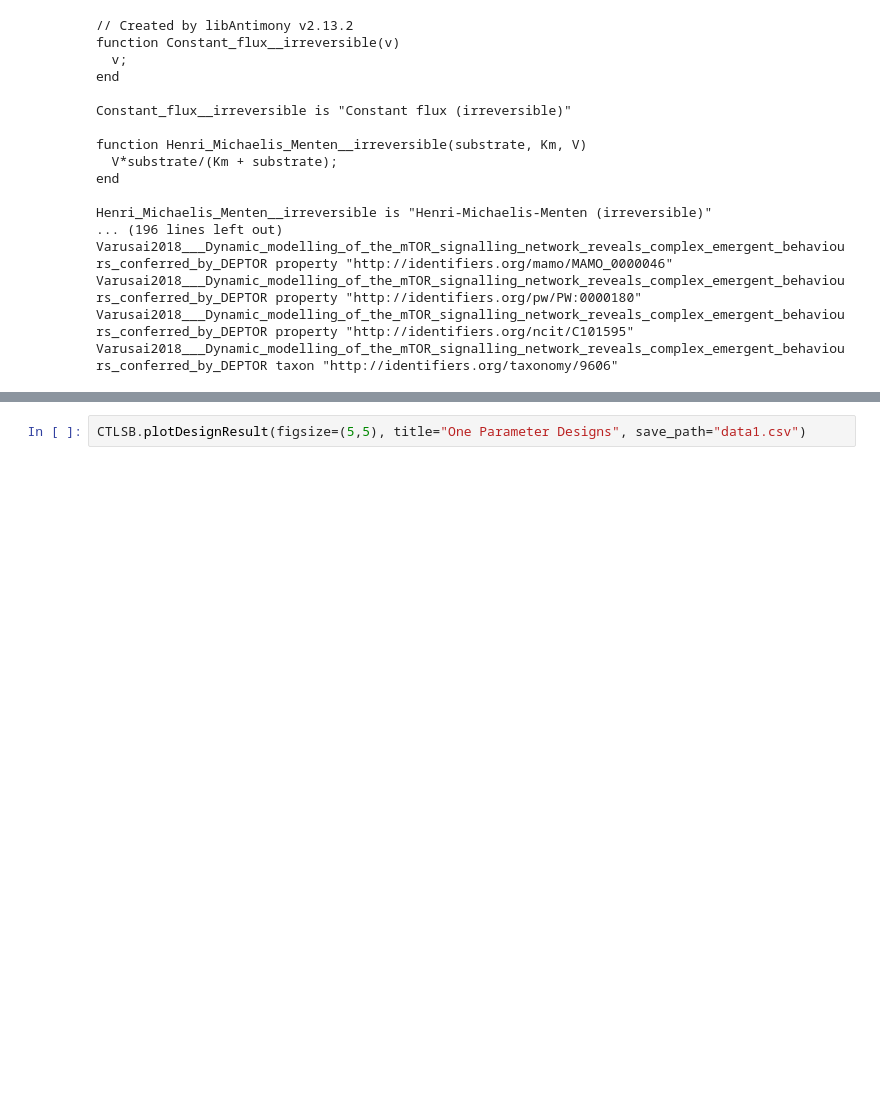
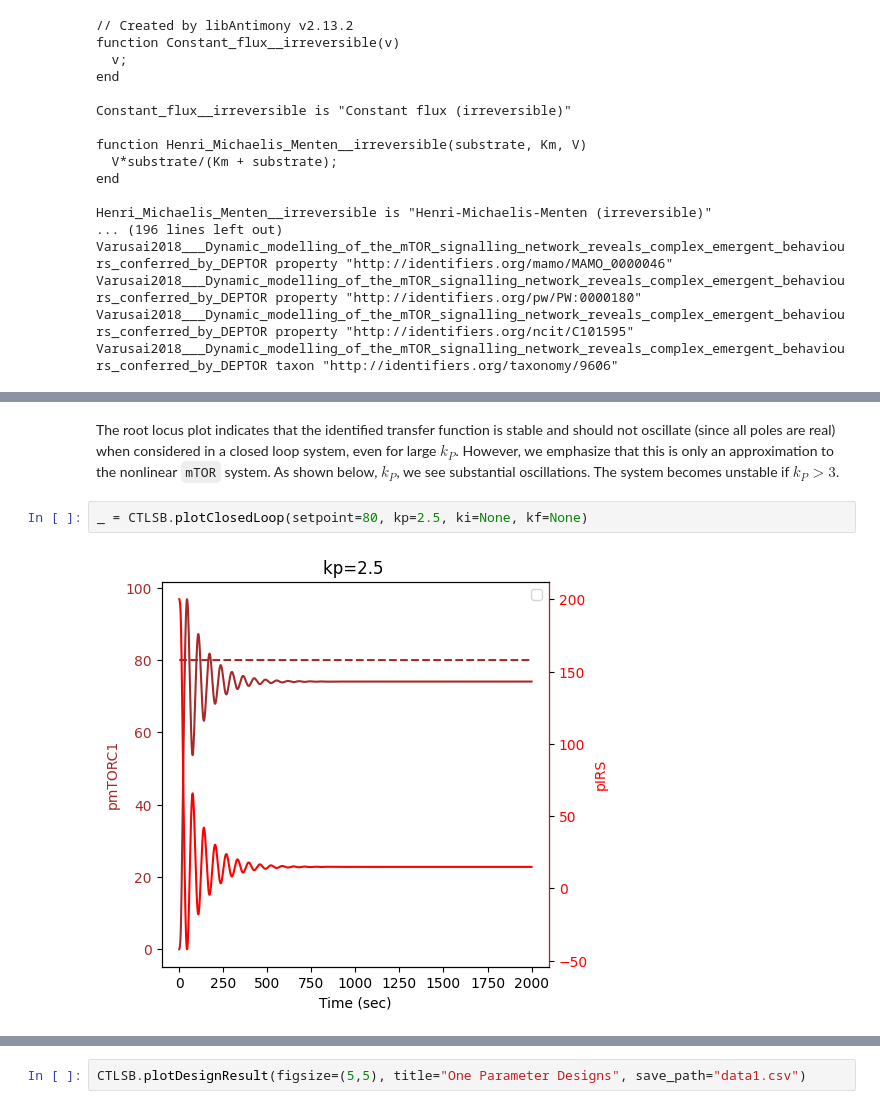
Before and after one commit to ModelEngineering/controlSBML, a Jupyter notebook: examples/Analysis-of-mTOR.ipynb, the cells around one changed output, grey strips where cells are left out. Cells and saved outputs as stored; diff of their text form; blank space fills up the shorter version.

```diff
--- a/examples/Analysis-of-mTOR.ipynb
+++ b/examples/Analysis-of-mTOR.ipynb
@@ -201,0 +216,6 @@ We are able to simulate the closed loop system, but it's not easy to find design
+# %% [markdown]
+The root locus plot indicates that the identified transfer function is stable and should not oscillate (since all poles are real) when considered in a closed loop system, even for large $k_P$. However, we emphasize that this is only an approximation to the nonlinear ``mTOR`` system. As shown below, $k_P$, we see substantial oscillations. The system becomes unstable if $k_P > 3$.
+# %%
+_ = CTLSB.plotClosedLoop(setpoint=80, kp=2.5, ki=None, kf=None)
+# %% [output]
+[figure, added]
```
Also changed, not shown: parts of 36 cells of this notebook, 4 other files.
